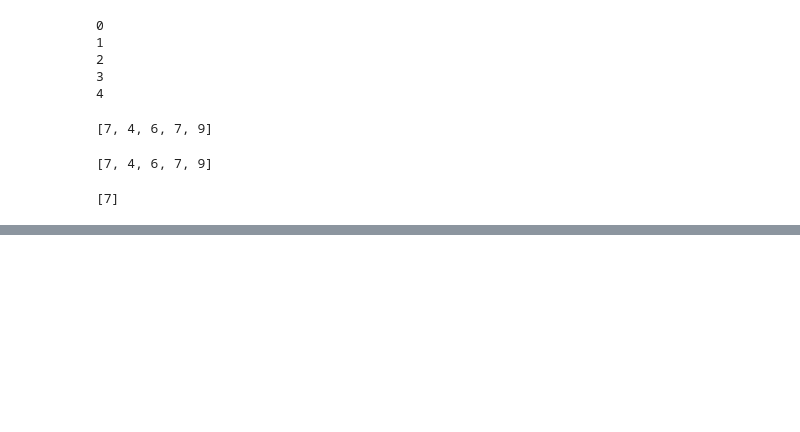
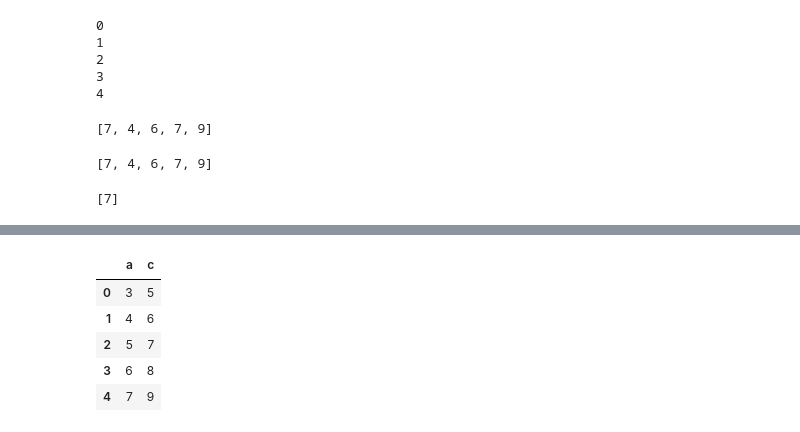
Before and after one commit to phatlt17420/Python_BA, a Jupyter notebook: c01_Toi_T6_Chieu_T7/PythonForBA.ipynb, the cells around one changed output, grey strips where cells are left out. Cells and saved outputs as stored; diff of their text form; code cells hidden in the pictures; blank space fills up the shorter version.

```diff
--- a/c01_Toi_T6_Chieu_T7/PythonForBA.ipynb
+++ b/c01_Toi_T6_Chieu_T7/PythonForBA.ipynb
@@ -318,0 +612,10 @@ new_ds
+# %%
+# chọn ra coột a và c, sau đó + 2 => lấy từng Series thực hiện
+df[['a','c']] +2
+# %% [output]
+|  | a | c |
+| 0 | 3 | 5 |
+| 1 | 4 | 6 |
+| 2 | 5 | 7 |
+| 3 | 6 | 8 |
+| 4 | 7 | 9 |
```
Also changed, not shown: parts of 79 cells of this notebook, 1 other file.
